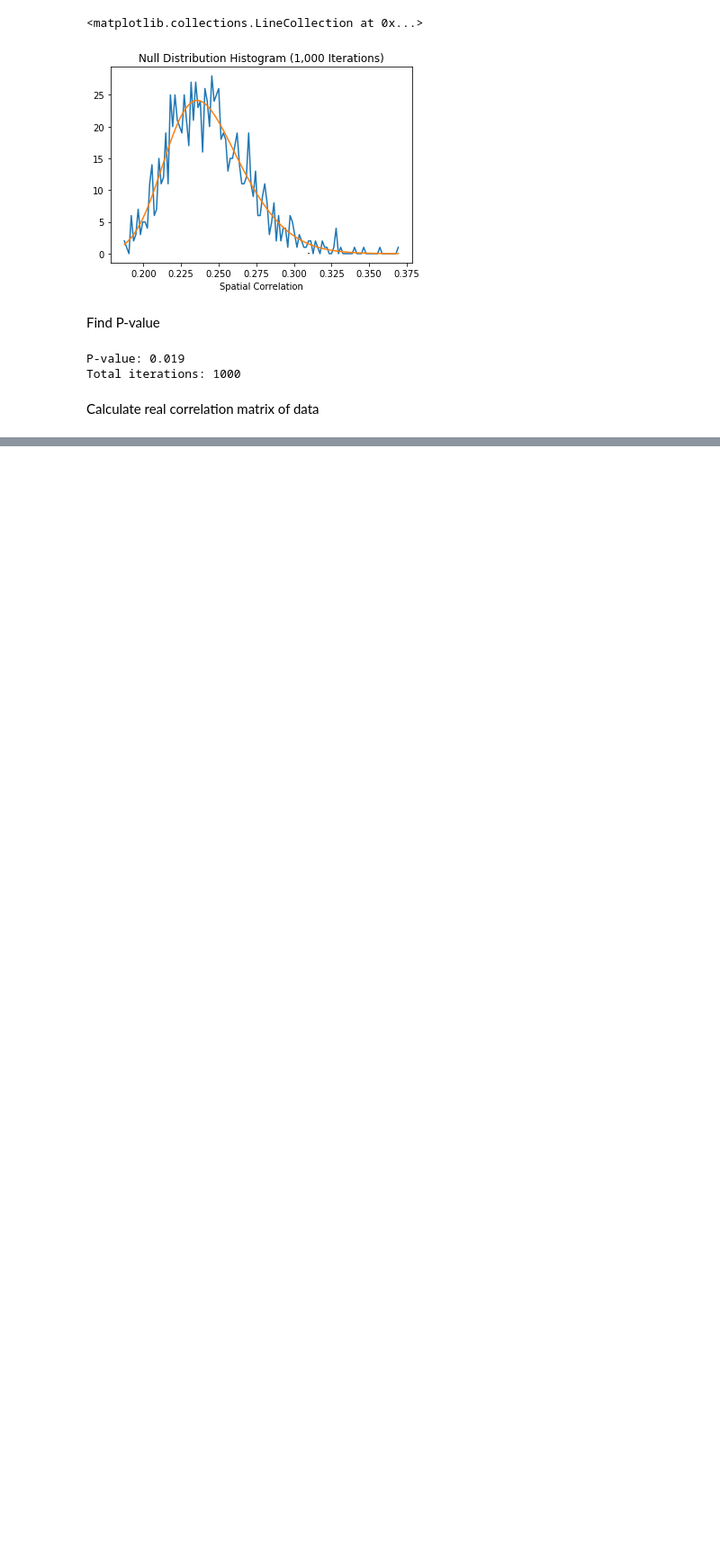
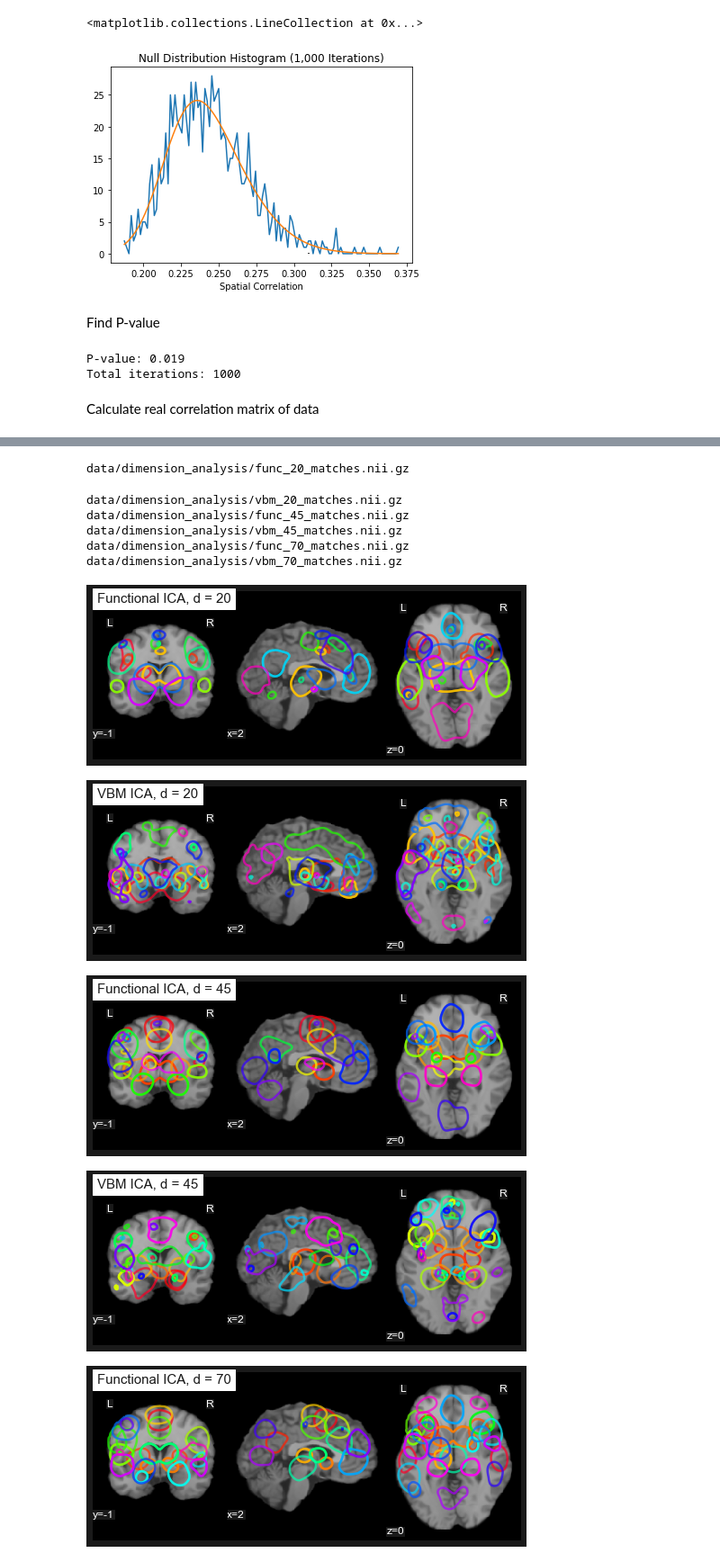
Before and after one commit to tvanasse/brainmap_structure_function_2020, a Jupyter notebook: img_correlation_testing.ipynb, the cells around one changed output, grey strips where cells are left out. Shown at 90% size. Cells and saved outputs as stored; diff of their text form; code cells hidden in the pictures; blank space fills up the shorter version.

```diff
--- a/img_correlation_testing.ipynb
+++ b/img_correlation_testing.ipynb
@@ -259,0 +418,40 @@ plt.show() # ta-da!
+# %%
+func_data = ["data/dimension_analysis/func_20_matches.nii.gz",
+             "data/dimension_analysis/func_45_matches.nii.gz",
+             "data/dimension_analysis/func_70_matches.nii.gz"]
+vbm_data = ["data/dimension_analysis/vbm_20_matches.nii.gz",
+             "data/dimension_analysis/vbm_45_matches.nii.gz",
+             "data/dimension_analysis/vbm_70_matches.nii.gz"]
+
+d = [20,45,70]
+# d = [20]
+
+for x in range(0,3):
+    print(func_data[x])
+    plotting.plot_prob_atlas(func_data[x],
+                             view_type='contours',
+                             bg_img="data/colin_27.nii.gz",
+                             title="Functional ICA, d = " + str(d[x]),
+#                              threshold = 7,
+                             cut_coords=(2,-1,0),
+                             draw_cross = False)
+    print(vbm_data[x])
+    plotting.plot_prob_atlas(vbm_data[x],
+                             view_type='contours',
+                             bg_img="data/colin_27.nii.gz",
+                             title="VBM ICA, d = " + str(d[x]),
+#                              threshold = 7,
+                             cut_coords=(2,-1,0),
+                             draw_cross = False)
+# %% [output]
+data/dimension_analysis/func_20_matches.nii.gz
+data/dimension_analysis/vbm_20_matches.nii.gz
+data/dimension_analysis/func_45_matches.nii.gz
+data/dimension_analysis/vbm_45_matches.nii.gz
+data/dimension_analysis/func_70_matches.nii.gz
+data/dimension_analysis/vbm_70_matches.nii.gz
+[figure, added]
+[figure, added]
+[figure, added]
+[figure, added]
+[figure, added]
```
Also changed, not shown: parts of 8 cells of this notebook, 7 other files.
